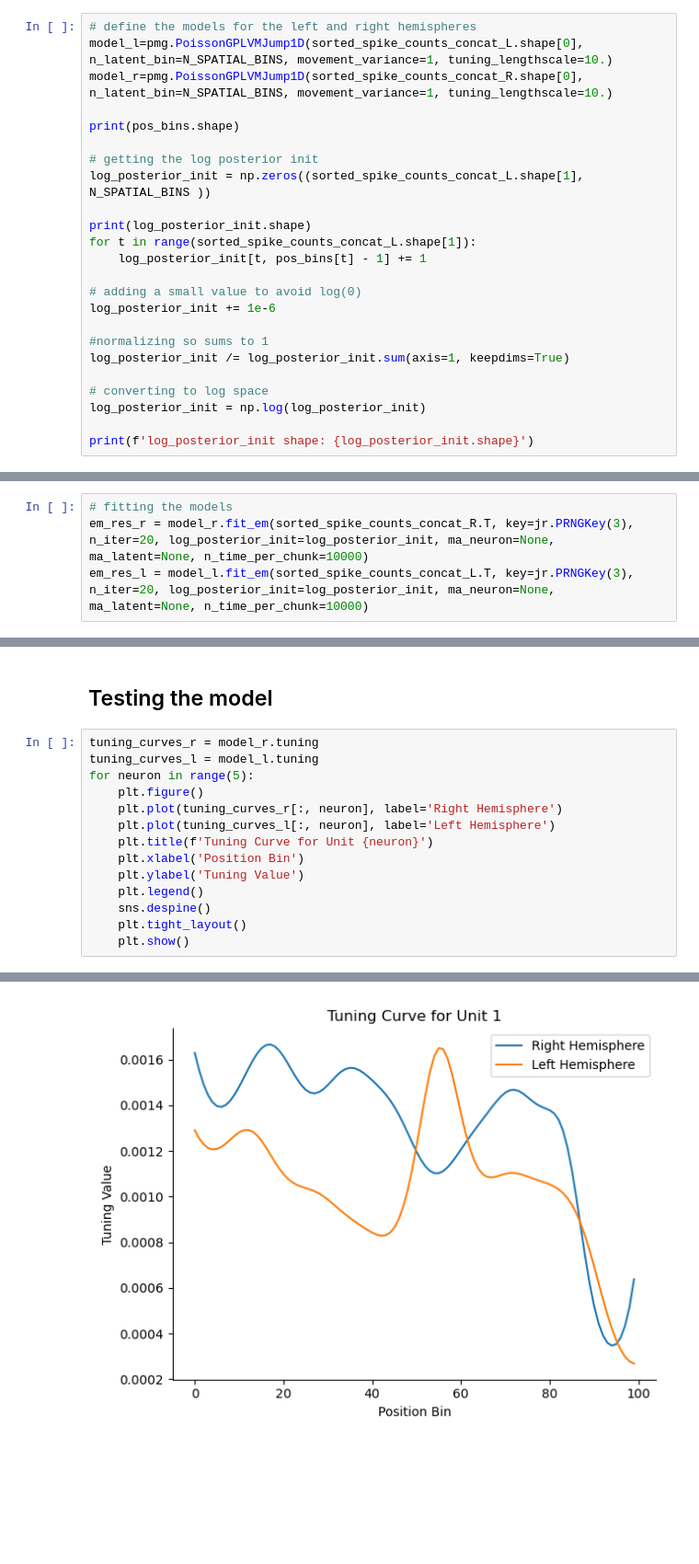
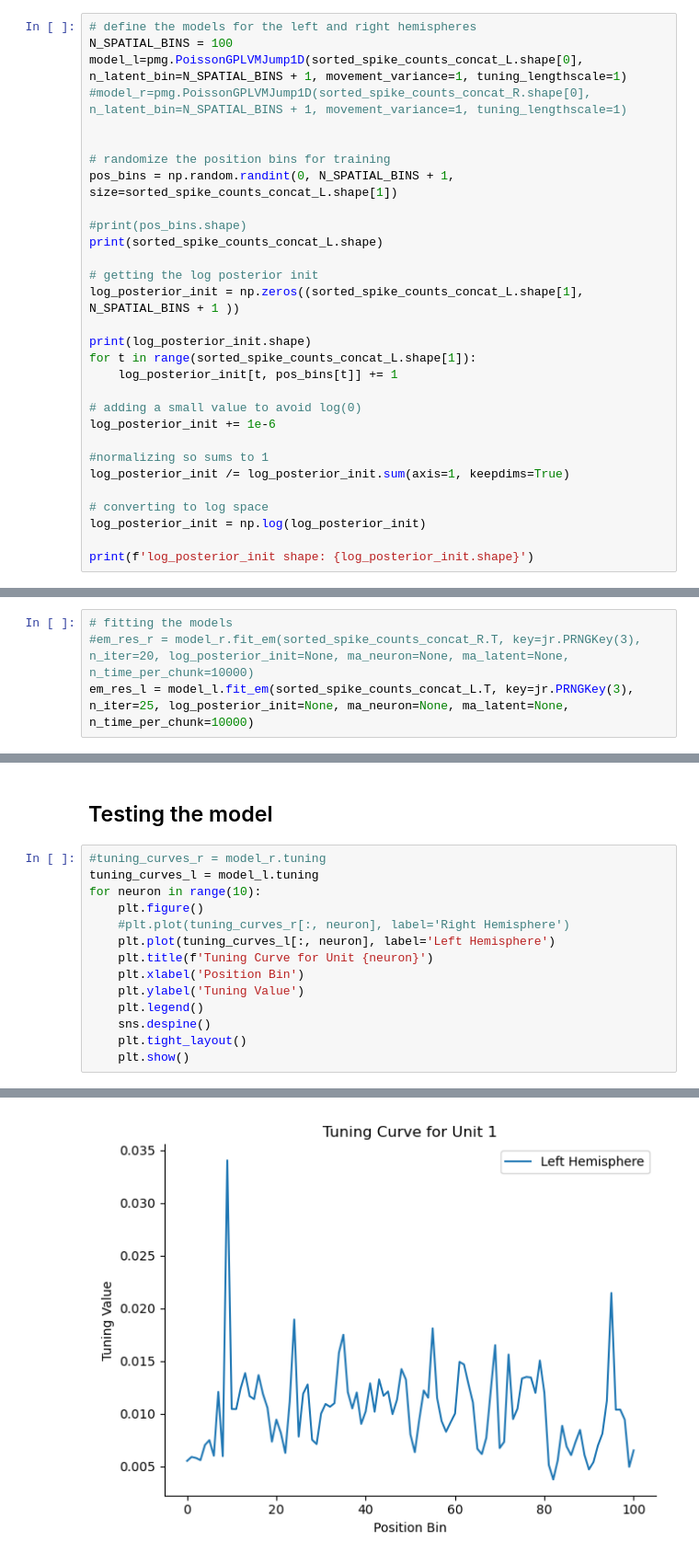
Before and after one commit to Sid-Rafilson-1617/poor-man-GPLVM, a Jupyter notebook: analysis_example.ipynb, the cells around one changed output, grey strips where cells are left out. Shown at 92% size. Saved outputs shown, nothing was run; the diff lists cells and outputs as text; blank space fills up the shorter version.

```diff
--- a/analysis_example.ipynb
+++ b/analysis_example.ipynb
@@ -418,17 +497,23 @@ plt.show()
 ## Fitting the model
 # %%
 # define the models for the left and right hemispheres
-model_l=pmg.PoissonGPLVMJump1D(sorted_spike_counts_concat_L.shape[0], n_latent_bin=N_SPATIAL_BINS, movement_variance=1, tuning_lengthscale=10.)
-model_r=pmg.PoissonGPLVMJump1D(sorted_spike_counts_concat_R.shape[0], n_latent_bin=N_SPATIAL_BINS, movement_variance=1, tuning_lengthscale=10.)
+N_SPATIAL_BINS = 100
+model_l=pmg.PoissonGPLVMJump1D(sorted_spike_counts_concat_L.shape[0], n_latent_bin=N_SPATIAL_BINS + 1, movement_variance=1, tuning_lengthscale=1)
+#model_r=pmg.PoissonGPLVMJump1D(sorted_spike_counts_concat_R.shape[0], n_latent_bin=N_SPATIAL_BINS + 1, movement_variance=1, tuning_lengthscale=1)
 
-print(pos_bins.shape)
+
+# randomize the position bins for training
+pos_bins = np.random.randint(0, N_SPATIAL_BINS + 1, size=sorted_spike_counts_concat_L.shape[1])
+
+#print(pos_bins.shape)
+print(sorted_spike_counts_concat_L.shape)
 
 # getting the log posterior init
-log_posterior_init = np.zeros((sorted_spike_counts_concat_L.shape[1], N_SPATIAL_BINS ))
+log_posterior_init = np.zeros((sorted_spike_counts_concat_L.shape[1], N_SPATIAL_BINS + 1 ))
 
 print(log_posterior_init.shape)
 for t in range(sorted_spike_counts_concat_L.shape[1]):
-    log_posterior_init[t, pos_bins[t] - 1] += 1
+    log_posterior_init[t, pos_bins[t]] += 1
 
 # adding a small value to avoid log(0)
 log_posterior_init += 1e-6
@@ -447,7 +541,7 @@ log_posterior_init shape: (256846, 100)
 # %%
 # fitting the models
-em_res_r = model_r.fit_em(sorted_spike_counts_concat_R.T, key=jr.PRNGKey(3), n_iter=20, log_posterior_init=log_posterior_init, ma_neuron=None, ma_latent=None, n_time_per_chunk=10000)
-em_res_l = model_l.fit_em(sorted_spike_counts_concat_L.T, key=jr.PRNGKey(3), n_iter=20, log_posterior_init=log_posterior_init, ma_neuron=None, ma_latent=None, n_time_per_chunk=10000)
+#em_res_r = model_r.fit_em(sorted_spike_counts_concat_R.T, key=jr.PRNGKey(3), n_iter=20, log_posterior_init=None, ma_neuron=None, ma_latent=None, n_time_per_chunk=10000)
+em_res_l = model_l.fit_em(sorted_spike_counts_concat_L.T, key=jr.PRNGKey(3), n_iter=25, log_posterior_init=None, ma_neuron=None, ma_latent=None, n_time_per_chunk=10000)
 # %% [output]
 overflow encountered in cast
 
@@ -470,11 +570,11 @@ plt.show()
 # %% [markdown]
 ## Testing the model
 # %%
-tuning_curves_r = model_r.tuning
+#tuning_curves_r = model_r.tuning
 tuning_curves_l = model_l.tuning
-for neuron in range(5):
+for neuron in range(10):
     plt.figure()
-    plt.plot(tuning_curves_r[:, neuron], label='Right Hemisphere')
+    #plt.plot(tuning_curves_r[:, neuron], label='Right Hemisphere')
     plt.plot(tuning_curves_l[:, neuron], label='Left Hemisphere')
     plt.title(f'Tuning Curve for Unit {neuron}')
     plt.xlabel('Position Bin')
@@ -488 +588 @@ for neuron in range(5):
-[figure, old version]
+[figure, new version]
```
Also changed, not shown: parts of 21 cells of this notebook, 3 other files.
